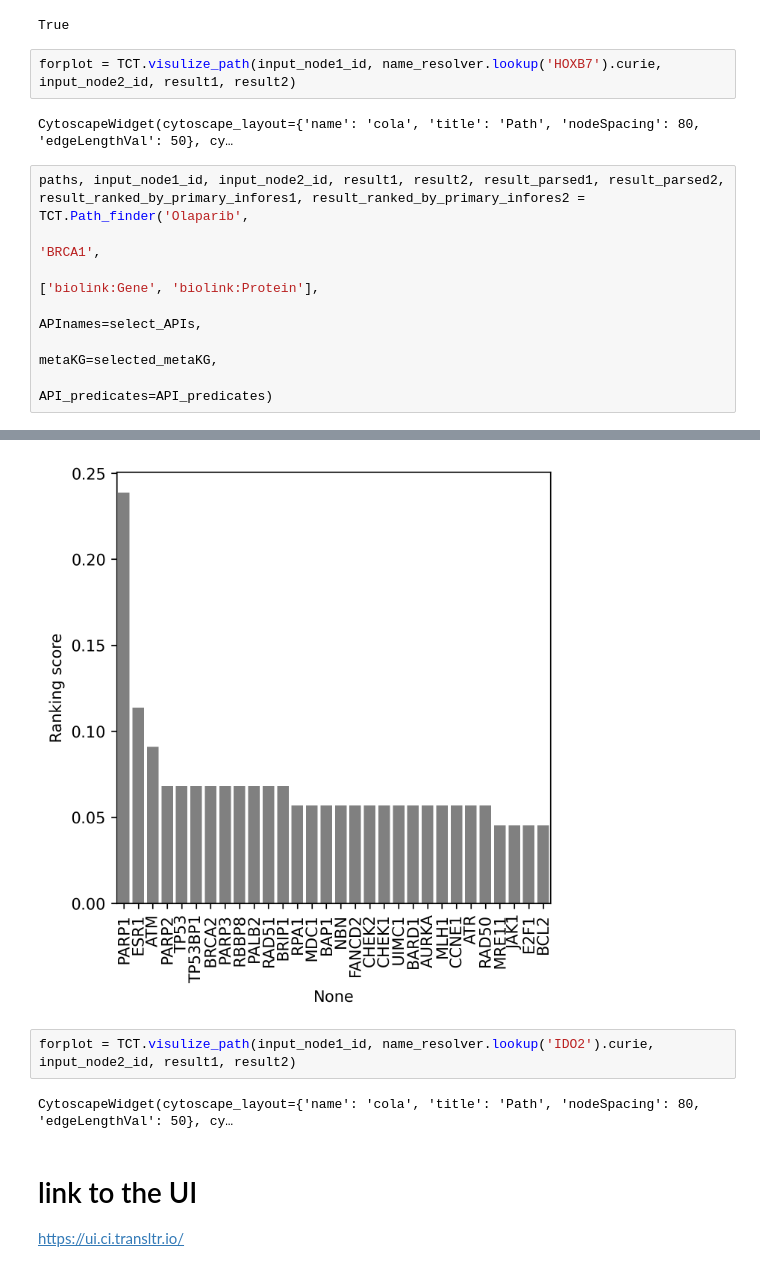
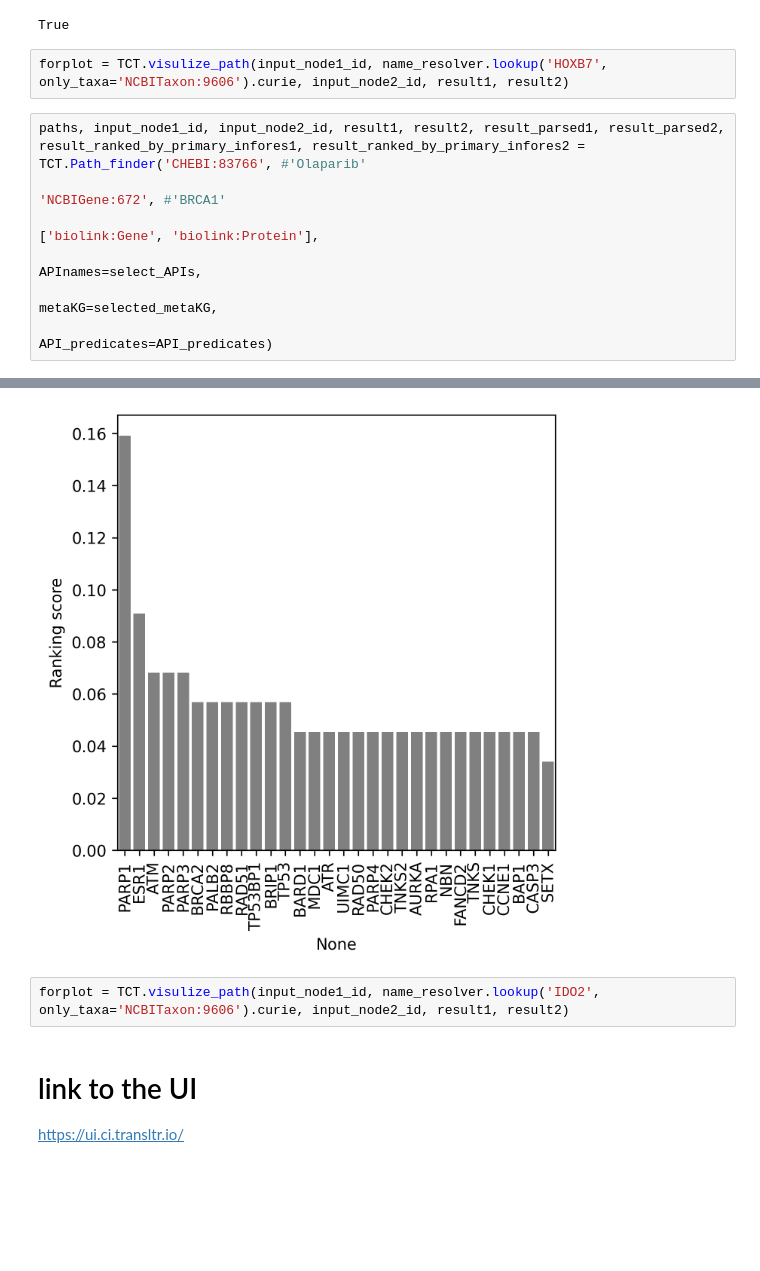
Before and after one commit to sierra-moxon/Translator_component_toolkit, a Jupyter notebook: notebooks/Path_finder.ipynb, the cells around one changed output, grey strips where cells are left out. Cells and saved outputs as stored; diff of their text form; blank space fills up the shorter version.

Commit message:
in Pathfinder, switch to using CURIE ids instead of node names.

```diff
--- a/notebooks/Path_finder.ipynb
+++ b/notebooks/Path_finder.ipynb
@@ -165,12 +165,10 @@ paths
 # %% [output]
 True
 # %%
-forplot = TCT.visulize_path(input_node1_id, name_resolver.lookup('HOXB7').curie, input_node2_id, result1, result2)
+forplot = TCT.visulize_path(input_node1_id, name_resolver.lookup('HOXB7', only_taxa='NCBITaxon:9606').curie, input_node2_id, result1, result2)
-# %% [output]
-CytoscapeWidget(cytoscape_layout={'name': 'cola', 'title': 'Path', 'nodeSpacing': 80, 'edgeLengthVal': 50}, cy…
 # %%
-paths, input_node1_id, input_node2_id, result1, result2, result_parsed1, result_parsed2, result_ranked_by_primary_infores1, result_ranked_by_primary_infores2 = TCT.Path_finder('Olaparib',
-                                                                                                                                                                                'BRCA1',
+paths, input_node1_id, input_node2_id, result1, result2, result_parsed1, result_parsed2, result_ranked_by_primary_infores1, result_ranked_by_primary_infores2 = TCT.Path_finder('CHEBI:83766', #'Olaparib'
+                                                                                                                                                                                'NCBIGene:672', #'BRCA1'
                                                                                                                                                                                 ['biolink:Gene', 'biolink:Protein'],
                                                                                                                                                                                 APInames=select_APIs,
                                                                                                                                                                                 metaKG=selected_metaKG,
@@ -196,8 +194,6 @@ Number of possible paths:  348
-[figure, old version]
+[figure, new version]
 # %%
-forplot = TCT.visulize_path(input_node1_id, name_resolver.lookup('IDO2').curie, input_node2_id, result1, result2)
+forplot = TCT.visulize_path(input_node1_id, name_resolver.lookup('IDO2', only_taxa='NCBITaxon:9606').curie, input_node2_id, result1, result2)
-# %% [output]
-CytoscapeWidget(cytoscape_layout={'name': 'cola', 'title': 'Path', 'nodeSpacing': 80, 'edgeLengthVal': 50}, cy…
 # %% [markdown]
 # link to the UI
 https://ui.ci.transltr.io/
```
Also changed, not shown: parts of 7 cells of this notebook, 2 other files.
